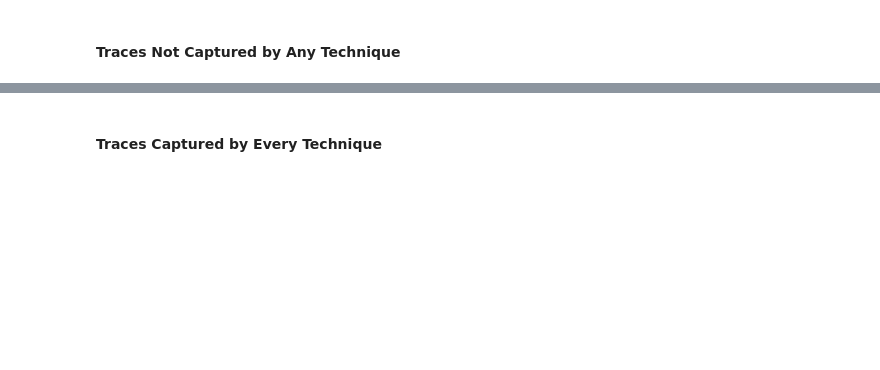
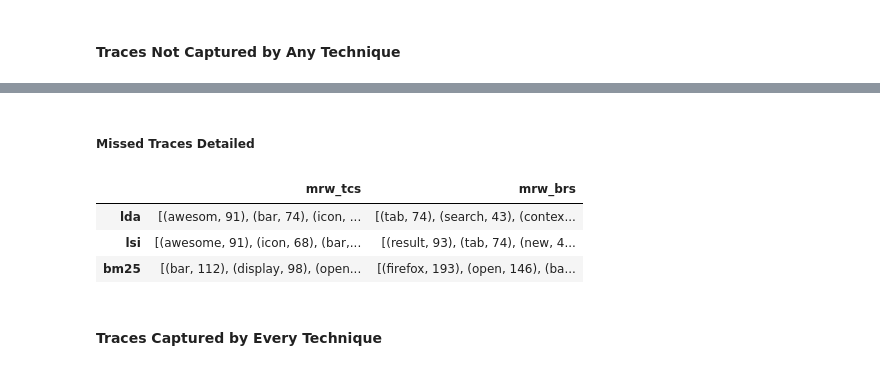
Before and after one commit to Pointpt/trace-link-recovery-study, a Jupyter notebook: notebooks/firefox_p2/tc_br_tracing/tc_br_runner.ipynb, the cells around one changed output, grey strips where cells are left out. Saved outputs shown, nothing was run; the diff lists cells and outputs as text; code cells hidden in the pictures; blank space fills up the shorter version.

```diff
--- a/notebooks/firefox_p2/tc_br_tracing/tc_br_runner.ipynb
+++ b/notebooks/firefox_p2/tc_br_tracing/tc_br_runner.ipynb
@@ -186,0 +187,29 @@ percent not_captured_traces: 36/514 * 100 : 7.004%
+# %% [markdown]
+##### Missed Traces Detailed
+# %%
+import pandas as pd
+
+lda_model = exp_vol_intersec_strat_runner.get_lda_model()
+lsi_model = exp_vol_intersec_strat_runner.get_lsi_model()
+bm25_model = exp_vol_intersec_strat_runner.get_bm25_model()
+
+df = pd.DataFrame(columns=['mrw_tcs','mrw_brs'], index=['lda','lsi','bm25'])
+
+lda_mrw_tc, lda_mrw_br = aux_functions.get_mrw_traces_set(not_captured_traces_t10_inter, lda_model)
+df.at['lda','mrw_tcs'] = lda_mrw_tc
+df.at['lda','mrw_brs'] = lda_mrw_br
+
+lsi_mrw_tc, lsi_mrw_br = aux_functions.get_mrw_traces_set(not_captured_traces_t10_inter, lsi_model)
+df.at['lsi','mrw_tcs'] = lsi_mrw_tc
+df.at['lsi','mrw_brs'] = lsi_mrw_br
+
+bm25_mrw_tc, bm25_mrw_br = aux_functions.get_mrw_traces_set(not_captured_traces_t10_inter, bm25_model)
+df.at['bm25','mrw_tcs'] = bm25_mrw_tc
+df.at['bm25','mrw_brs'] = bm25_mrw_br
+
+df
+# %% [output]
+|  | mrw_tcs | mrw_brs |
+| lda | [(awesom, 91), (bar, 74), (icon, ... | [(tab, 74), (search, 43), (contex... |
+| lsi | [(awesome, 91), (icon, 68), (bar,... | [(result, 93), (tab, 74), (new, 4... |
+| bm25 | [(bar, 112), (display, 98), (open... | [(firefox, 193), (open, 146), (ba... |
```
Also changed, not shown: parts of 42 cells of this notebook, 2 other files.
